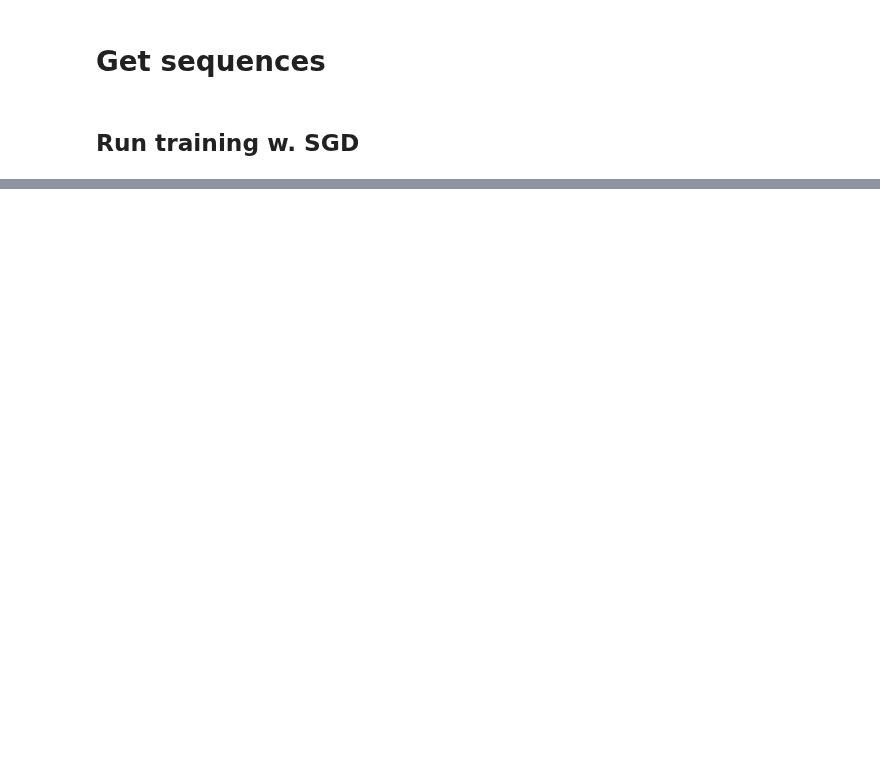
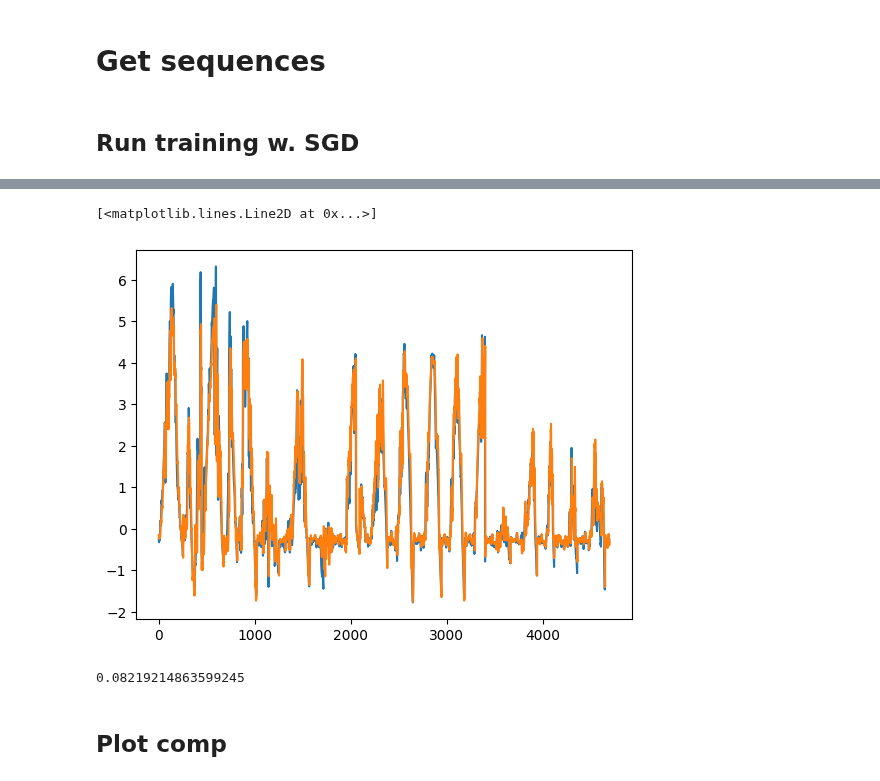
Before and after one commit to oStglnd/rise-gh, a Jupyter notebook: nn_models/data_test.ipynb, the cells around one changed output, grey strips where cells are left out. Saved outputs shown, nothing was run; the diff lists cells and outputs as text; code cells hidden in the pictures; blank space fills up the shorter version.

```diff
--- a/nn_models/data_test.ipynb
+++ b/nn_models/data_test.ipynb
@@ -372,0 +408,5 @@ test_loss
+# %%
+lr = 0.01
+model.compile(optimizer=tf.keras.optimizers.Adam(learning_rate=lr), loss='mse')
+# model.compile(optimizer=tf.keras.optimizers.RMSprop(learning_rate=lr), loss='mse')
+model.summary()
@@ -372,0 +431,8 @@ test_loss
+# %%
+trainHist = model.fit(
+    [sequences_train, temps_train],
+    targets_train,
+    epochs=20,
+    batch_size=32,
+    validation_split=0.0,
+)
@@ -372,0 +457,24 @@ test_loss
+# %%
+lstm_preds = []
+lstm_encodings = []
+
+pred_queue = deque(maxlen=t_steps)
+for temp in temps_test[:t_steps]:
+    pred_queue.append(temp[np.newaxis, :])
+    lstm_preds.append(temp)
+
+for seq in sequences_test:
+    temp = pred_queue.popleft()
+    temp_pred = model.predict([seq[np.newaxis, :], temp], verbose=0)
+    pred_queue.append(temp_pred)
+    lstm_preds.append(temp_pred[0])
+    lstm_encodings.append(encoded[0])
+
+#y_hat, encoded = model.predict(sequences_test, temps_test, train=False)
+# %%
+plt.plot(targets_test)#[-1500:])
+plt.plot(lstm_preds)#[-1500:])
+#plt.ylim(-10, 10)
+# %% [output]
+[<matplotlib.lines.Line2D at 0x...>]
+[figure, added]
@@ -372,0 +483,6 @@ test_loss
+# %%
+loss
+# %% [output]
+0.08219214863599245
+# %% [markdown]
+## Plot comp
```
Also changed, not shown: parts of 18 cells of this notebook.
